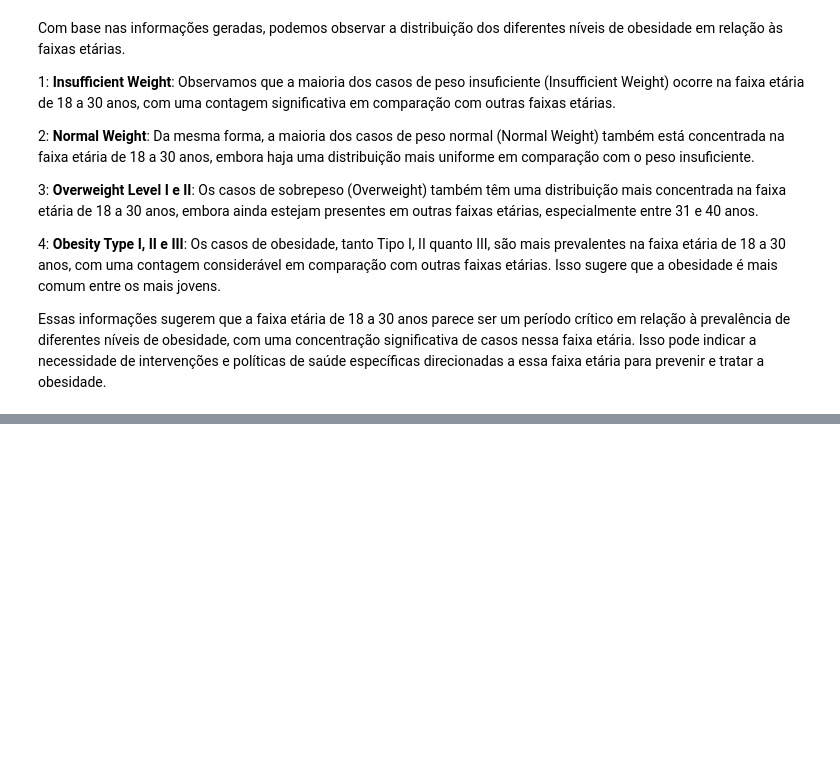
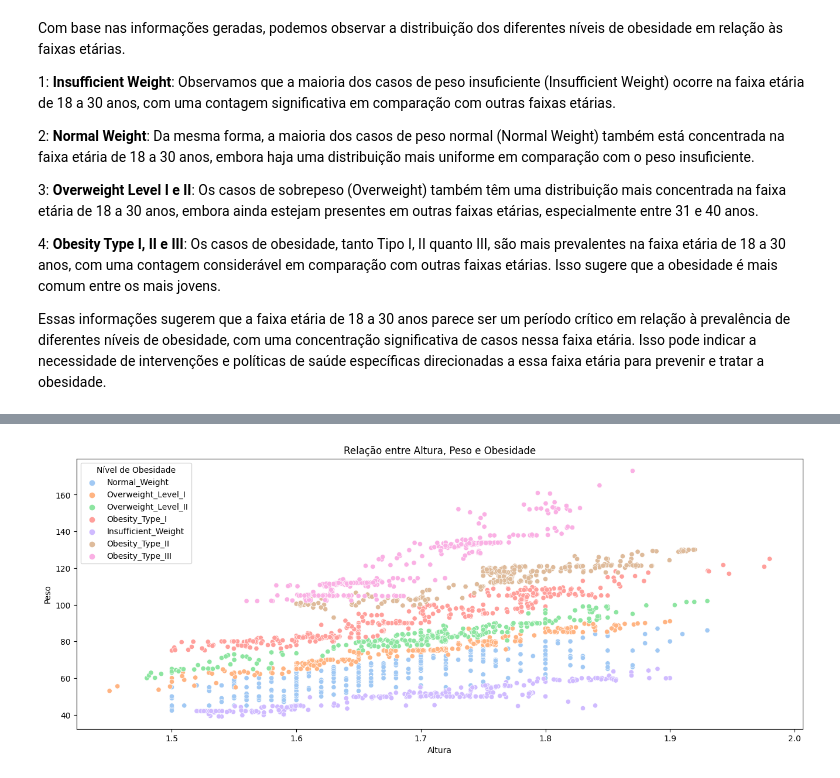
Before and after one commit to atlantico-academy/equipe5-2024.1, a Jupyter notebook: notebooks/analise.ipynb, the cells around one changed output, grey strips where cells are left out. Saved outputs shown, nothing was run; the diff lists cells and outputs as text; code cells hidden in the pictures; blank space fills up the shorter version.

```diff
--- a/notebooks/analise.ipynb
+++ b/notebooks/analise.ipynb
@@ -272,0 +423,10 @@ Essas informações sugerem que a faixa etária de 18 a 30 anos parece ser um pe
+# %%
+plt.figure(figsize=(16, 6))
+sns.scatterplot(data=df, x='Height', y='Weight', hue='NObeyesdad', palette='pastel')
+plt.title('Relação entre Altura, Peso e Obesidade')
+plt.xlabel('Altura')
+plt.ylabel('Peso')
+plt.legend(title='Nível de Obesidade')
+plt.show()
+# %% [output]
+[figure, added]
```
Also changed, not shown: parts of 31 cells of this notebook.
